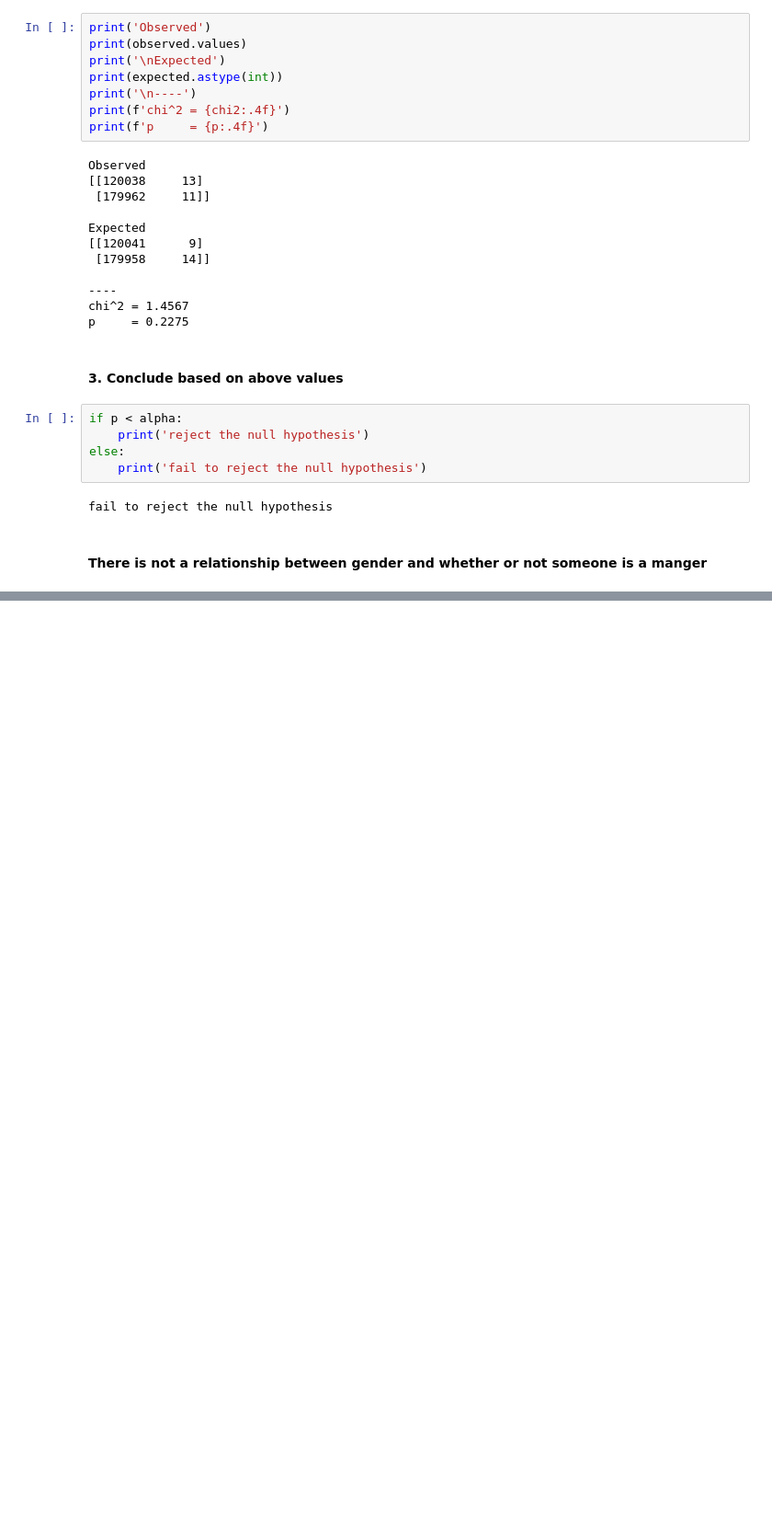
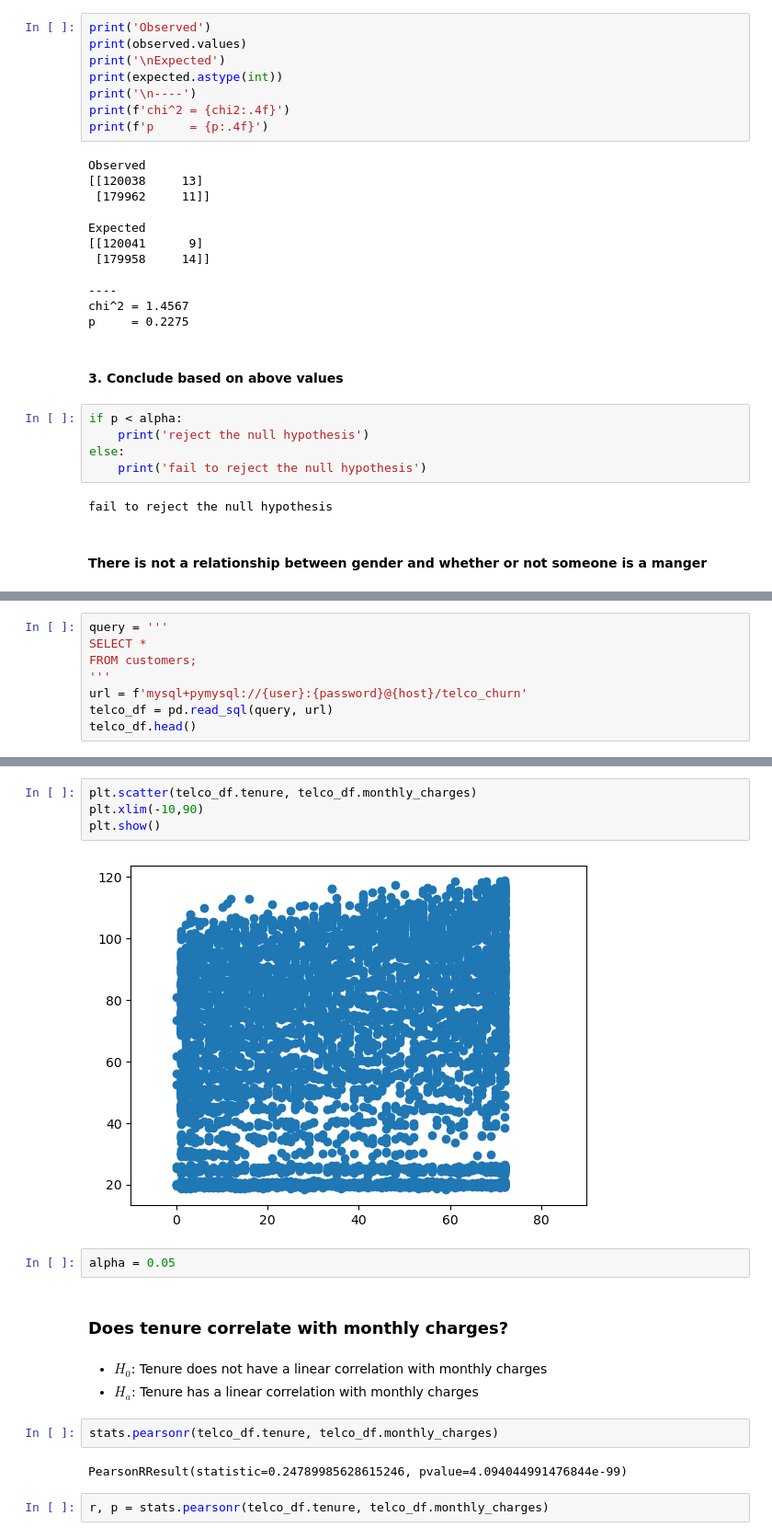
Before and after one commit to brandon-hess43/statistics-exercises, a Jupyter notebook: hypothesis_testing.ipynb, the cells around one changed output, grey strips where cells are left out. Shown at 92% size. Drawn from its saved outputs; the diff is of its cells as text; blank space fills up the shorter version.

Commit message:
added correlation exercises

```diff
--- a/hypothesis_testing.ipynb
+++ b/hypothesis_testing.ipynb
@@ -522,0 +563,8 @@ fail to reject the null hypothesis
+# %%
+query = '''
+SELECT *
+FROM customers;
+'''
+url = f'mysql+pymysql://{user}:{password}@{host}/telco_churn'
+telco_df = pd.read_sql(query, url)
+telco_df.head()
@@ -522,0 +599,19 @@ fail to reject the null hypothesis
+# %%
+plt.scatter(telco_df.tenure, telco_df.monthly_charges)
+plt.xlim(-10,90)
+plt.show()
+# %% [output]
+[figure, added]
+# %%
+alpha = 0.05
+# %% [markdown]
+### Does tenure correlate with monthly charges?
+# %% [markdown]
+- $H_0$: Tenure does not have a linear correlation with monthly charges
+- $H_a$: Tenure has a linear correlation with monthly charges
+# %%
+stats.pearsonr(telco_df.tenure, telco_df.monthly_charges)
+# %% [output]
+PearsonRResult(statistic=0.24789985628615246, pvalue=4.094044991476844e-99)
+# %%
+r, p = stats.pearsonr(telco_df.tenure, telco_df.monthly_charges)
```
Also changed, not shown: parts of 74 cells of this notebook.
